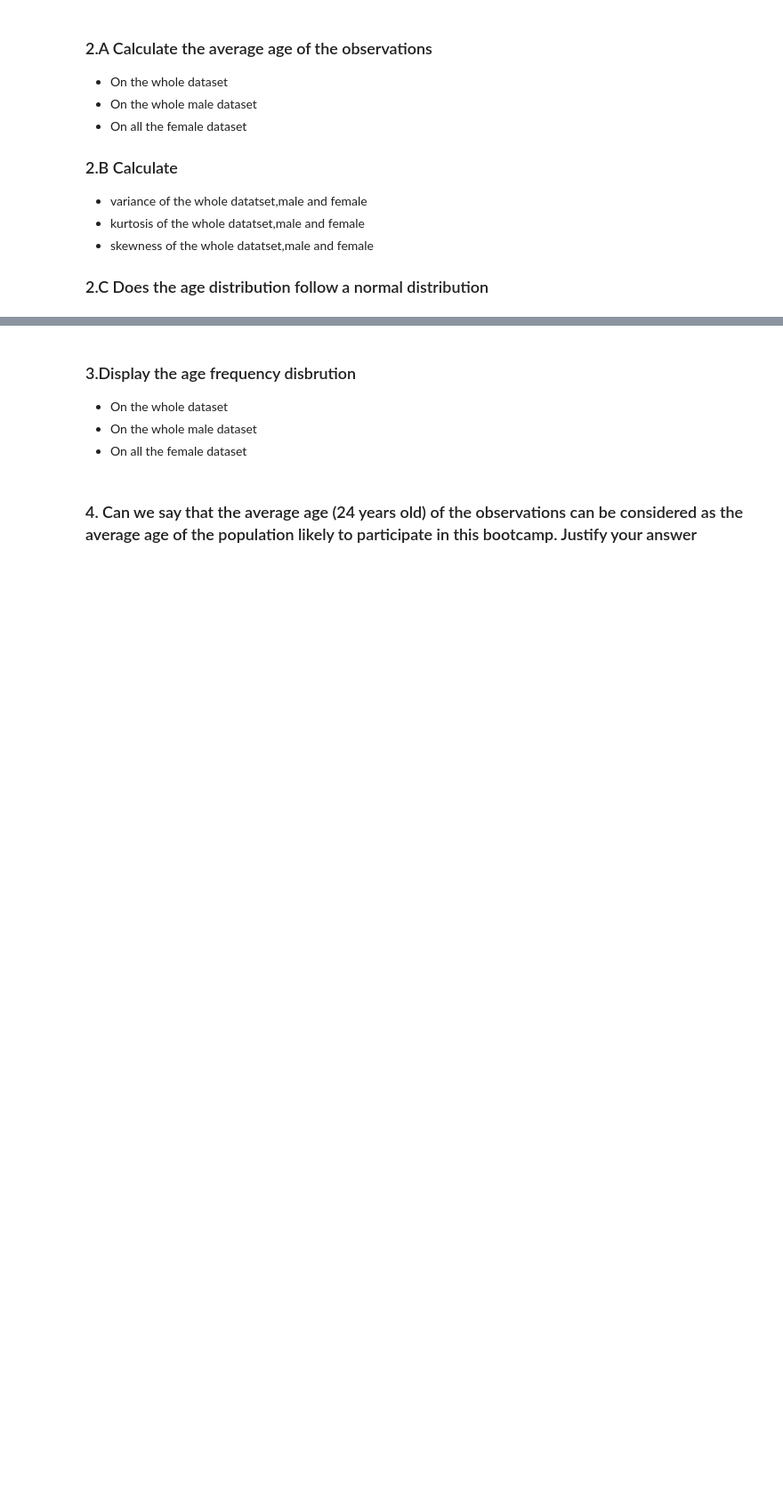
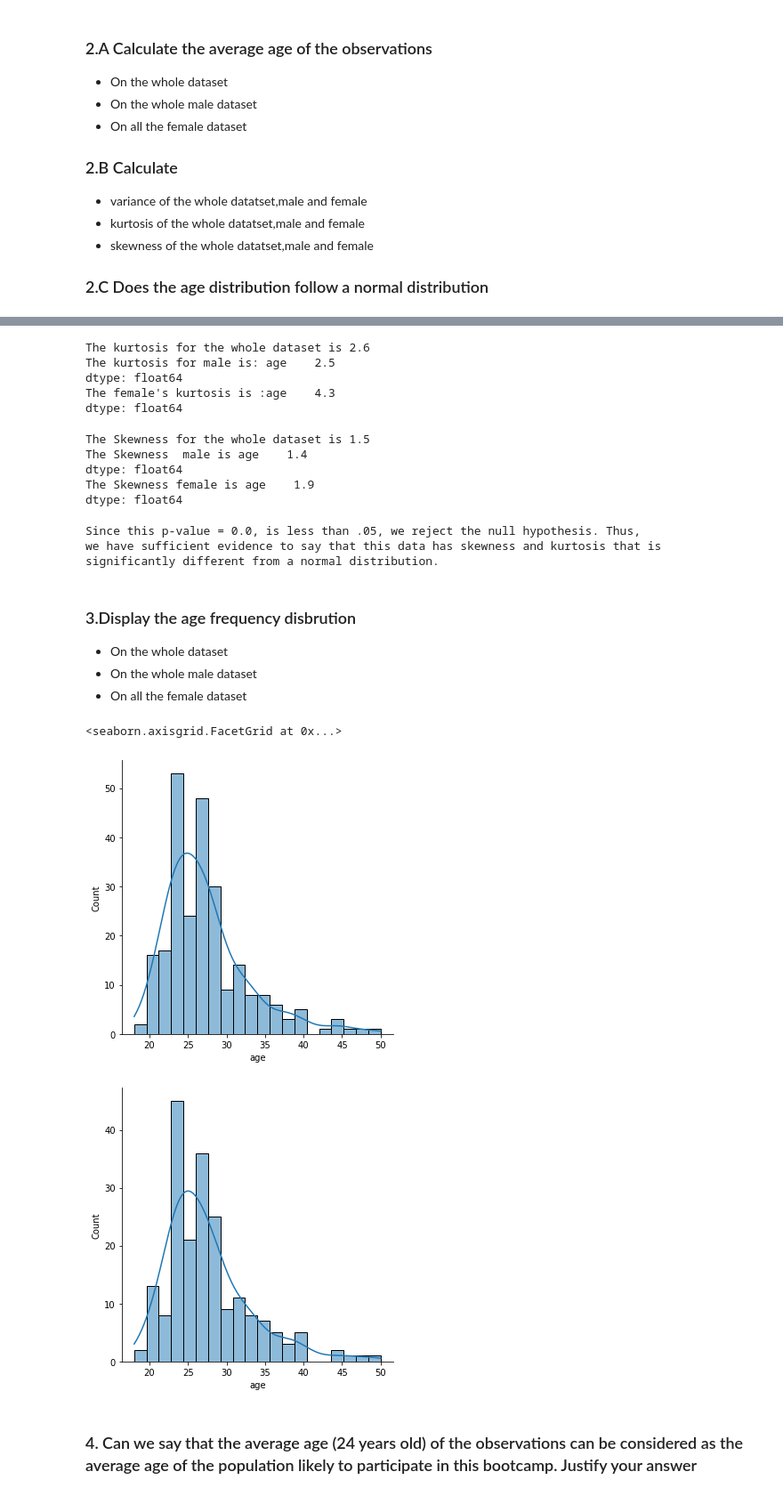
Before and after one commit to Thermoris1212/Project-Math-and-Prob, a Jupyter notebook: data.ipynb, the cells around one changed output, grey strips where cells are left out. Shown: that part at 89% size. Saved outputs shown, nothing was run; the diff lists cells and outputs as text; code cells hidden in the pictures; blank space fills up the shorter version.

```diff
--- a/data.ipynb
+++ b/data.ipynb
@@ -282,2 +338,9 @@ Index(['gender', 'dob', 'commune', 'Application_Date', 'education_level',
       dtype='object')
+# %%
+querry7.drop([ 'Unnamed: 0_x','dob', 'commune','modified_at_x','study_domain','current_employed','Unnamed: 0_y','expiry_date', 'user_id_x', 'course_name', 'course_id_x','percentage_completed', 'completed_at', 'expired', 'is_free_trial',
+       'completed', 'started_at', 'activated_at', 'updated_at','Bash', 'VBA', 'Communications',
+       'Consulting', 'Education', 'Energy', 'Finance', 'Healthcare',
+       'Insurance', 'Manufacturing', 'Marketing',
+       'Public Sector/ Non-Profit Agencies', 'Retail/ E-Commerce',
+       'Unnamed: 0_x', 'Unnamed: 0_y',], axis="columns" , inplace=True)
 # %%
@@ -306,0 +377,14 @@ the dataset have 250 observations and 36 variables
+# %%
+#2A
+B=querry7["age"].mean()
+print(f" The average age on the role dataset is {B} years. ")
+
+# Average age of the observation on the whole male dataset
+male=querry7[querry7["gender"]=="male"]
+male_mean=male.age.mean()
+print(f" The average age on the male dataset is {male_mean} years. ")
+
+# Average age of the observation on the whole female dataset
+female=querry7[querry7["gender"]=="female"]
+female_mean=female.age.mean()
+print(f" The average age on the female dataset is {female_mean} years. ")
@@ -307,3 +412,48 @@ the dataset have 250 observations and 36 variables
+# %%
+querry7["age"].replace({np.nan: B}, inplace=True)
+# %%
+fin_querry = querry7[["age", "gender"]]
+# %%
+#kurtosis of the whole dataset(male, female)
+print("The kurtosis for the whole dataset is "+str(round(querry7["age"].kurtosis(),1)))
+kurt_male = fin_querry[fin_querry["gender"]=='male'].kurtosis()
+kurt_female = fin_querry[fin_querry["gender"]=='female'].kurtosis()
+print("The kurtosis for male is: {}".format(round(kurt_male,1)))
+print("The female's kurtosis is :"+str(round(kurt_female,1)))
+# %% [output]
+The kurtosis for the whole dataset is 2.6
+The kurtosis for male is: age    2.5
+dtype: float64
+The female's kurtosis is :age    4.3
+dtype: float64
+# %%
+#skewness of the whole dataset, male and female
+print("The Skewness for the whole dataset is "+str(round(querry7["age"].skew(),1)))
+skew_male = fin_querry[fin_querry["gender"]=='male'].skew()
+skew_female = fin_querry[fin_querry["gender"]=='female'].skew()
+print("The Skewness  male is {}".format(round(skew_male,1)))
+print("The Skewness female is "+str(round(skew_female,1)))
+# %% [output]
+The Skewness for the whole dataset is 1.5
+The Skewness  male is age    1.4
+dtype: float64
+The Skewness female is age    1.9
+dtype: float64
+# %%
+rng = np.random.default_rng()
+x = querry7.age
+shapiro_test = shapiro(x)
+shapiro_test
+#perform Jarque-Bera test
+resultat = jarque_bera(x)
+if resultat[1]>0:
+  print(f"Since this p-value = {resultat[1]} is not less than .05, we fail to reject the null hypothesis.")
+else:
+  print(f"Since this p-value = {resultat[1]}, is less than .05, we reject the null hypothesis. Thus, \nwe have sufficient evidence to say that this data has skewness and kurtosis that is \nsignificantly different from a normal distribution.")
+# %% [output]
+Since this p-value = 0.0, is less than .05, we reject the null hypothesis. Thus,
+we have sufficient evidence to say that this data has skewness and kurtosis that is
+significantly different from a normal distribution.
 # %% [markdown]
 ### 3.Display the age frequency disbrution
    * On the whole dataset
@@ -314,2 +462,12 @@ the dataset have 250 observations and 36 variables
+# %%
+#Display
+bins = 20
+sns.displot(fin_querry['age'],bins = bins,kde = True)
+
+sns.displot(fin_querry[fin_querry['gender']== 'male'].age, bins = bins,kde = True)
+# %% [output]
+<seaborn.axisgrid.FacetGrid at 0x...>
+[figure, added]
+[figure, added]
 # %% [markdown]
 ### 4. Can we say that the average age (24 years old) of the observations can be considered as the average age of the population likely to participate in this bootcamp. Justify your answer
```
Also changed, not shown: parts of 41 cells of this notebook.
